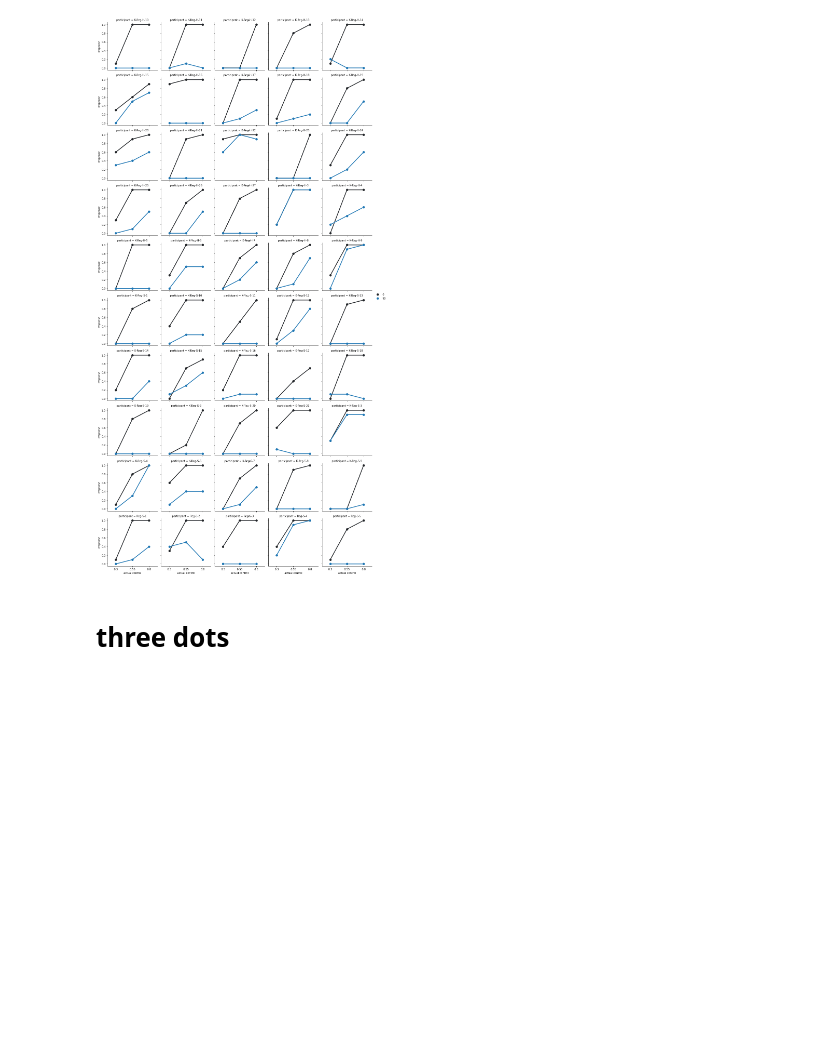
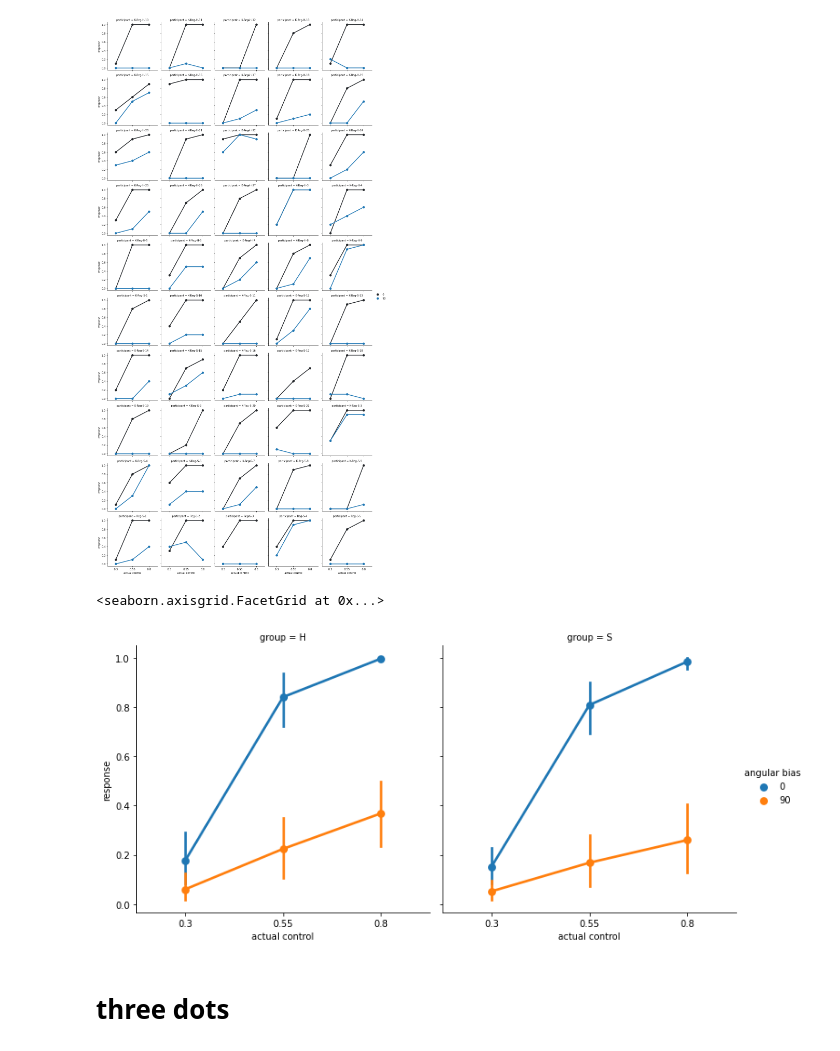
Before and after one commit to acercyc/Keio-Testing_analysis, a Jupyter notebook: src/ana_behavioral_results.ipynb, the cells around one changed output. Cells and saved outputs as stored; diff of their text form; code cells hidden in the pictures; blank space fills up the shorter version.

```diff
--- a/src/ana_behavioral_results.ipynb
+++ b/src/ana_behavioral_results.ipynb
@@ -20,7 +18,7 @@ subjs = utils.ExpInfo.getSubjIDs()
 task = utils.ExpInfo.taskName[0]
 df = [utils.LoadData.behaviorData(x, task) for x in subjs]
 df = pd.concat(df)
-df['participant'] = df['participant'].str.strip()
+# df['participant'] = df['participant'].str.strip()
 # df['accuracy'] = df['accuracy']=='correct'
 # %%
 df_ = df[['group', 'participant', 'actual control', 'angular bias', 'response']]
@@ -62,6 +34,11 @@ grid.add_legend()
 # %% [output]
 <seaborn.axisgrid.FacetGrid at 0x...>
 [figure]
+# %%
+sns.catplot(x='actual control', y='response', hue='angular bias', data=df_, col='group', kind='point')
+# %% [output]
+<seaborn.axisgrid.FacetGrid at 0x...>
+[figure, added]
 # %% [markdown]
 # three dots
 # %%
```
Also changed, not shown: parts of 5 cells of this notebook, 7 other files.
